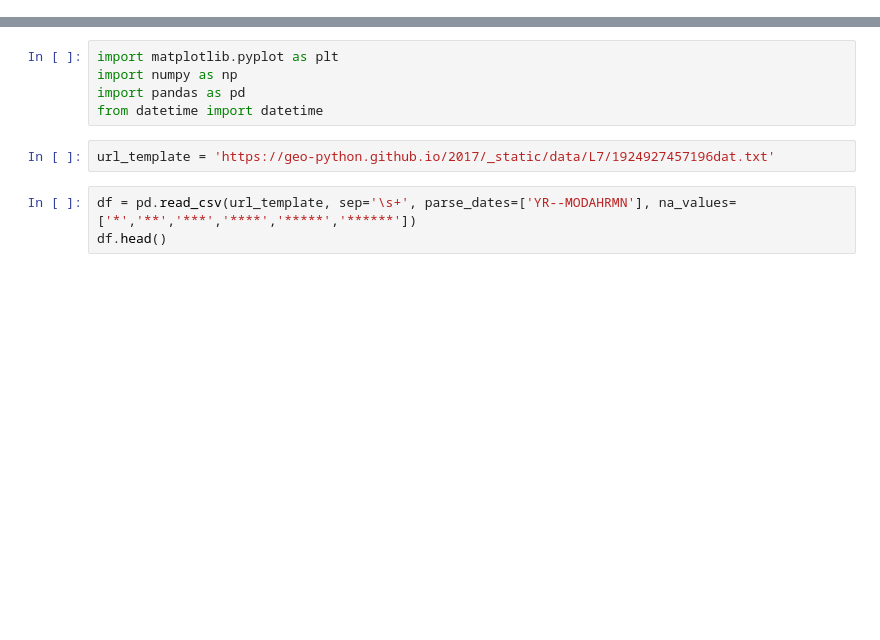
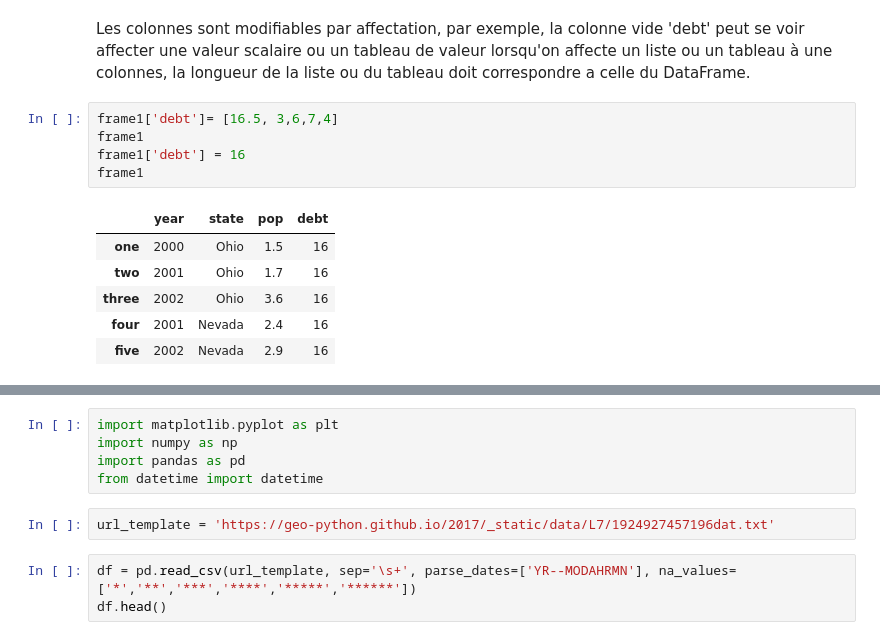
Before and after one commit to dikocy/document_GIT, a Jupyter notebook: Doc_python/pandas-cookbook/cookbook/Chapter 0.ipynb, the cells around one changed output, grey strips where cells are left out. Drawn from its saved outputs; the diff is of its cells as text; blank space fills up the shorter version.

```diff
--- a/Doc_python/pandas-cookbook/cookbook/Chapter 0.ipynb
+++ b/Doc_python/pandas-cookbook/cookbook/Chapter 0.ipynb
@@ -0,0 +218,17 @@
+# %% [markdown]
+Les colonnes sont modifiables par affectation,
+par exemple, la colonne vide 'debt' peut se voir affecter une valeur scalaire ou un tableau de valeur
+lorsqu'on affecte un liste ou un tableau à une colonnes, la longueur de la liste ou du tableau
+doit correspondre a celle du DataFrame.
+# %%
+frame1['debt']= [16.5, 3,6,7,4]
+frame1
+frame1['debt'] = 16
+frame1
+# %% [output]
+|  | year | state | pop | debt |
+| one | 2000 | Ohio | 1.5 | 16 |
+| two | 2001 | Ohio | 1.7 | 16 |
+| three | 2002 | Ohio | 3.6 | 16 |
+| four | 2001 | Nevada | 2.4 | 16 |
+| five | 2002 | Nevada | 2.9 | 16 |
```
Also changed, not shown: parts of 47 cells of this notebook, 2 other files.
